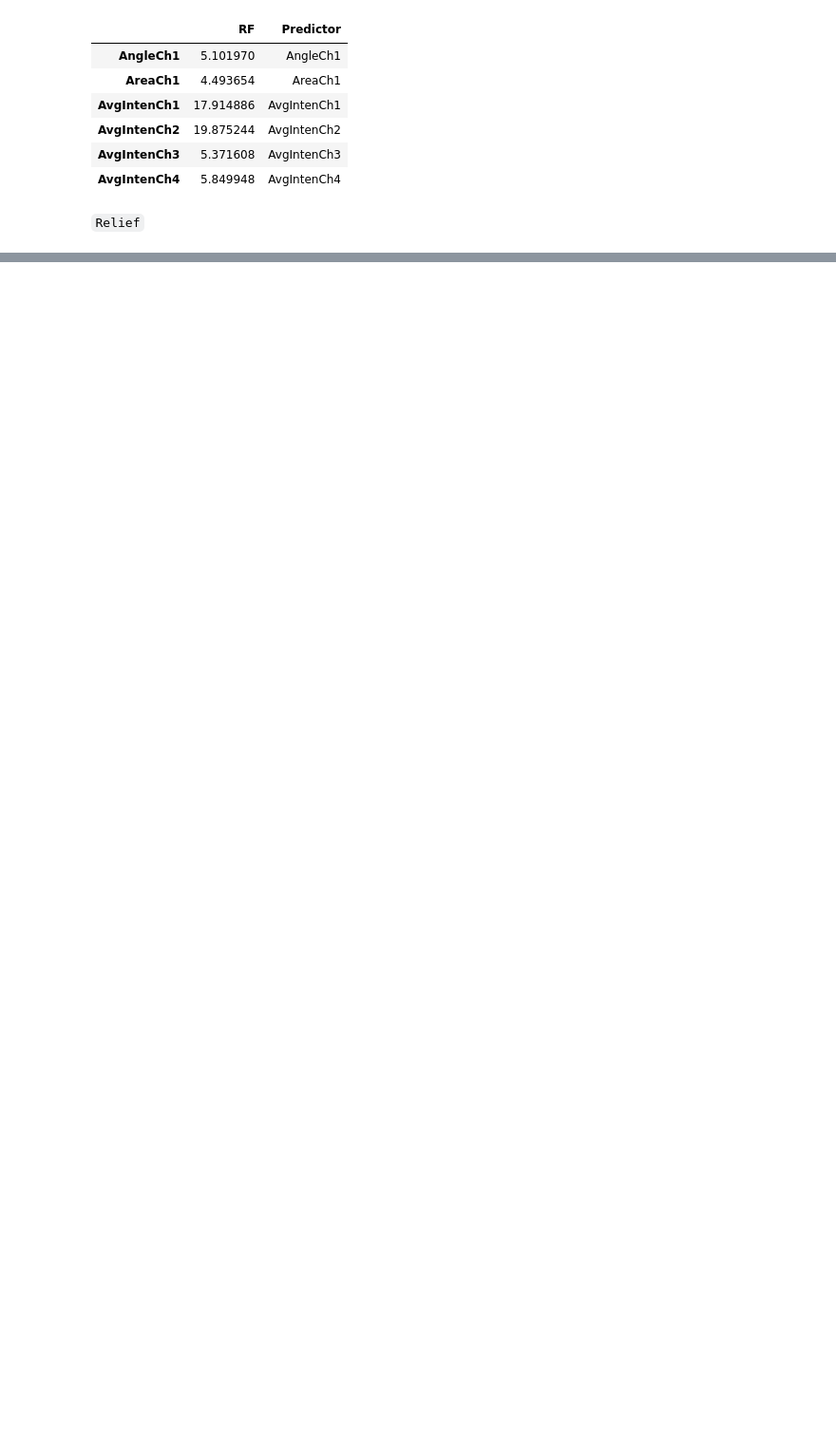
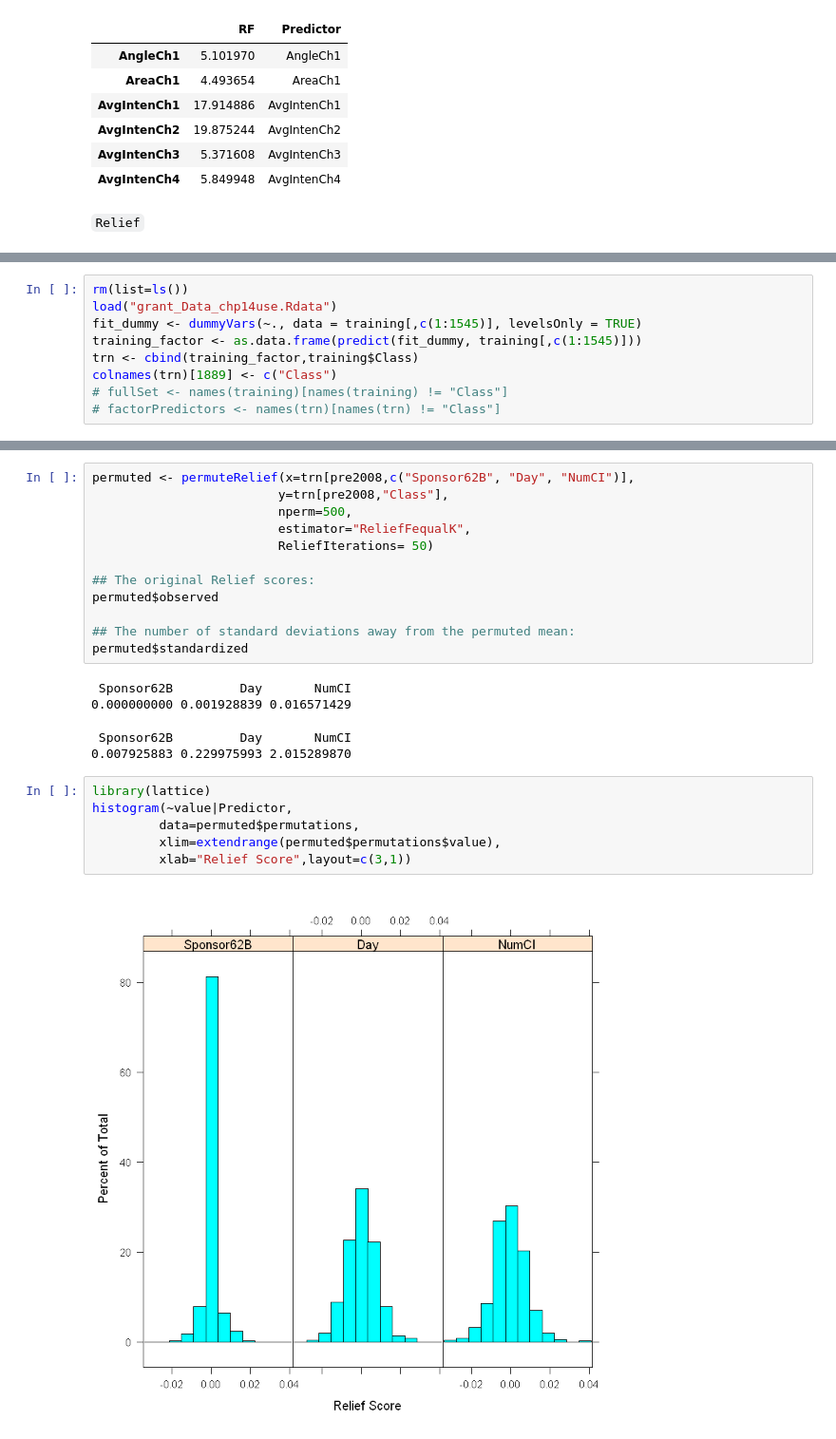
Before and after one commit to Randallzoeng/BookClub, a Jupyter notebook: AppliedPredictiveModeling/Chap. 18 Measuring Predictor Importance.ipynb, the cells around one changed output, grey strips where cells are left out. Shown at 95% size. Drawn from its saved outputs; the diff is of its cells as text; blank space fills up the shorter version.

```diff
--- a/AppliedPredictiveModeling/Chap. 18 Measuring Predictor Importance.ipynb
+++ b/AppliedPredictiveModeling/Chap. 18 Measuring Predictor Importance.ipynb
@@ -383,0 +482,9 @@ head(rf_info)
+# %%
+rm(list=ls())
+load("grant_Data_chp14use.Rdata")
+fit_dummy <- dummyVars(~., data = training[,c(1:1545)], levelsOnly = TRUE)
+training_factor <- as.data.frame(predict(fit_dummy, training[,c(1:1545)]))
+trn <- cbind(training_factor,training$Class)
+colnames(trn)[1889] <- c("Class")
+# fullSet <- names(training)[names(training) != "Class"]
+# factorPredictors <- names(trn)[names(trn) != "Class"]
@@ -383,0 +519,25 @@ head(rf_info)
+# %%
+permuted <- permuteRelief(x=trn[pre2008,c("Sponsor62B", "Day", "NumCI")],
+                         y=trn[pre2008,"Class"],
+                         nperm=500,
+                         estimator="ReliefFequalK",
+                         ReliefIterations= 50)
+
+## The original Relief scores:
+permuted$observed
+
+## The number of standard deviations away from the permuted mean:
+permuted$standardized
+# %% [output]
+ Sponsor62B         Day       NumCI
+0.000000000 0.001928839 0.016571429
+ Sponsor62B         Day       NumCI
+0.007925883 0.229975993 2.015289870
+# %%
+library(lattice)
+histogram(~value|Predictor,
+         data=permuted$permutations,
+         xlim=extendrange(permuted$permutations$value),
+         xlab="Relief Score",layout=c(3,1))
+# %% [output]
+[figure, added]
```
Also changed, not shown: parts of 12 cells of this notebook.
